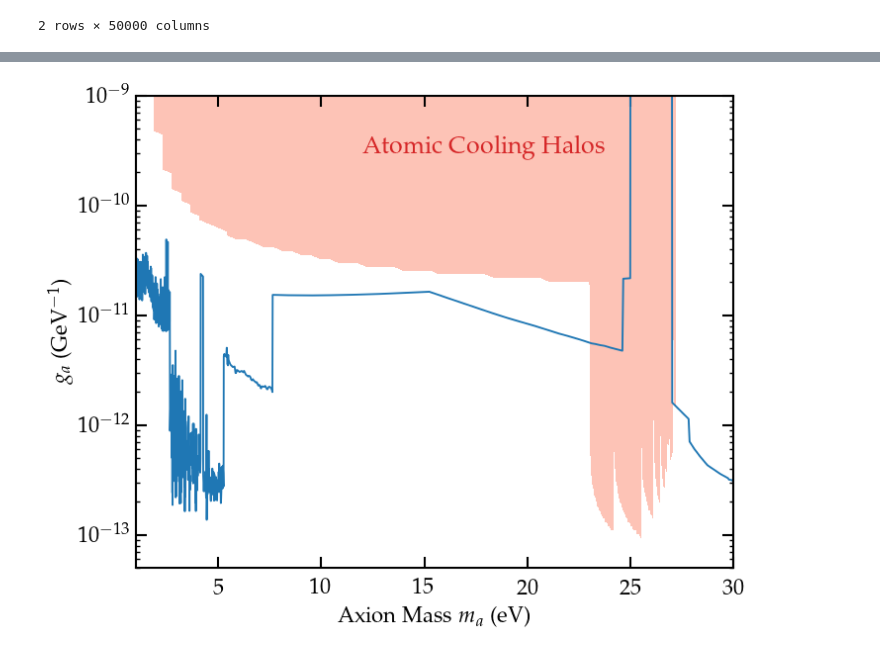
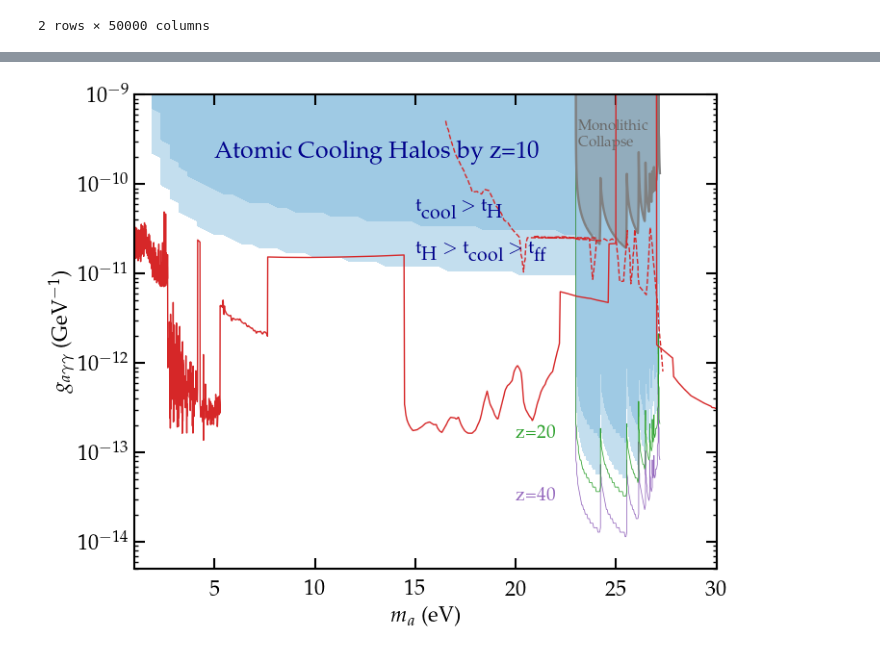
Before and after one commit to yash-aggarwal-17/AxionDCBH, a Jupyter notebook: AxionDCBH.ipynb, the cells around one changed output, grey strips where cells are left out. Drawn from its saved outputs; the diff is of its cells as text; code cells hidden in the pictures.

```diff
--- a/AxionDCBH.ipynb
+++ b/AxionDCBH.ipynb
@@ -1672,7 +1869,6 @@ The results of this cell are stored in a data file instead. The path of the file
 One can simply skip this cell and call the solutions from the cell defined later.
 """
 
-%%time
 
 # Create an empty list to store the results
 results_fin = np.zeros((len(ma_fin), len(ga_fin)), dtype=object)
@@ -1682,7 +1878,7 @@ for i, ma in enumerate(ma_fin):
     for j, ga in enumerate(ga_fin):
         sol = solve_ivp(
             dxH2_dz, z_span, np.array([1e-8]),
-            args=(ma, ga),
+            args=(m0_base, ma, ga),
             t_eval=z_eval,
             method='Radau',
             rtol=1e-4, atol=1e-11
@@ -1829,0 +2149,3 @@ plt.xscale('log')
+# %%
+# Higher redshift contribution
+U,V = np.meshgrid(ma_toy, ga_toy)
@@ -1829,0 +2176,6 @@ plt.xscale('log')
+# %%
+# Define different grids for different redshifts
+
+Toy_20 = np.zeros((len(ga_toy), len(ma_toy)) )
+Toy_30 = np.zeros((len(ga_toy), len(ma_toy)) )
+Toy_40 = np.zeros((len(ga_toy), len(ma_toy)) )
@@ -1829,0 +2231,8 @@ plt.xscale('log')
+# %%
+# Create values for z=20 and 40.
+
+ACH_20 = Toy_20 < crit_H2_toy(20,9)
+ACH_20_ff = Toy_20 < crit_H2_toy(20,1)
+
+ACH_40 = Toy_40 < crit_H2_toy(40,9)
+ACH_40_ff = Toy_40 < crit_H2_toy(40,1)
@@ -1830,31 +2243,77 @@ plt.xscale('log')
 # %%
 # Plot exclusion on ma vs ga space
-plt.figure(figsize=(7.8, 6.2))
+plt.figure(figsize=(7.8,6.4))
 ax = plt.gca()
+ax2 = plt.gca()
+
+
+plt.contourf(X, Y ,tff_results,
+                       norm=LogNorm(),
+                       cmap='Blues',
+                       alpha=0.4)
+"""
+plt.contourf(X, Y ,tff6_results,
+                       norm=LogNorm(),
+                       cmap='Blues',
+                       alpha=0.4)
+"""
 
 plt.contourf(X, Y ,DCBH_results,
                        norm=LogNorm(),
-                       cmap='Reds',
-                       alpha=0.4)
+                       cmap='Blues',
+                        alpha=0.4)
 
+# Plot analytical estimates at higher redshifts
+# Plot z=40 results
+z20_plt = ax2.contour(U, V ,ACH_40,
+                       levels=[0], colors=default_colors[4],linewidths=0.55)
+
+
+# Plot z=20 results
+z40_plt = ax2.contour(U, V ,ACH_20,
+                       levels=[0], colors=default_colors[2],linewidths=0.55)
+
+
+plt.contourf(A,B, C, norm=LogNorm(), colors=['grey'], levels=[0, C.max()], alpha=0.4)
+
+contour_1 = ax.contour(A,B,C, levels=[0], colors='grey')
 
 
 # Add other axion bounds
+plt.plot(ma_bound_list, ga_bound_list, linewidth=1, color=default_colors[3])
 
-plt.plot(ma_bound_list, ga_bound_list, linewidth=1.35)
+# Add CMB bounds
+plt.plot(CMB_bounds.iloc[0], CMB_bounds_ga_list, linewidth=1, linestyle='dashed', color=default_colors[3])
 
 ax.set_yscale('log')
 
-plt.xlabel(r"Axion Mass $m_a$ (eV)")
-plt.ylabel(r"$g_a$ (GeV$^{-1}$)")
+plt.xlabel(r"$m_a$ (eV)")
+plt.ylabel(r"$g_{a \gamma \gamma}$ (GeV$^{-1}$)")
+
+# Add text for z=20 and 40 plots
+plt.text(20,1.5e-13, 'z=20', fontsize=14, color=default_colors[2])
+plt.text(20,3e-14, 'z=40', fontsize=14, color=default_colors[4])
+
+plt.text(5, 2e-10, 'Atomic Cooling Halos by z=10', fontsize=18, color='darkblue')
+
+plt.text(15, 5e-11, r't$_\textnormal{cool}$ $>$ t$_\textnormal{H}$', fontsize=14, color='darkblue')
+
+#plt.text(15, 6e-12, r't$_\textnormal{H}$ $>$ t$_\textnormal{cool}$ $>$ 6t$_\textnormal{ff}$',
+#         fontsize=14, color='darkblue')
+
+plt.text(15, 1.7e-11, r't$_\textnormal{H}$ $>$ t$_\textnormal{cool}$ $>$ t$_\textnormal{ff}$',
+     fontsize=14, color='darkblue')
+
+# Add DCBH text
+plt.text(23.1, 4e-10, 'Monolithic', fontsize=11, color='dimgrey')
+plt.text(23.1, 2.7e-10, 'Collapse', fontsize=11, color='dimgrey')
+
+plt.ylim(5e-15,1e-9)
+plt.xlim(1,30)
 
 # Save the plot
-# plt.savefig('./plots/xH2_z10_scan.pdf', format='pdf', dpi=300, bbox_inches='tight')
+plt.savefig('./plots/DCBH.pdf', format='pdf', dpi=300, bbox_inches='tight')
 
-plt.text(12, 3e-10, 'Atomic Cooling Halos', fontsize=18, color=default_colors[3])
-
-plt.ylim(5e-14,1e-9)
-plt.xlim(1,30)
 plt.show()
 # %% [output]
-[figure, old version]
+[figure, new version]
```
Also changed, not shown: parts of 257 cells of this notebook, 4 other files.
